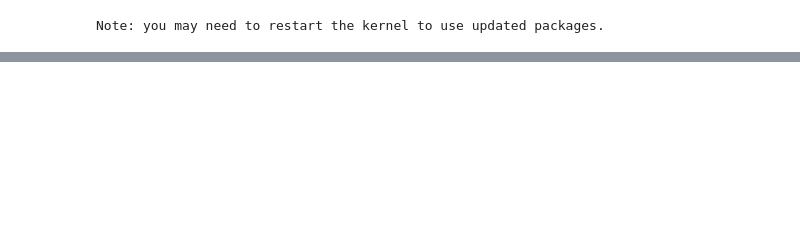
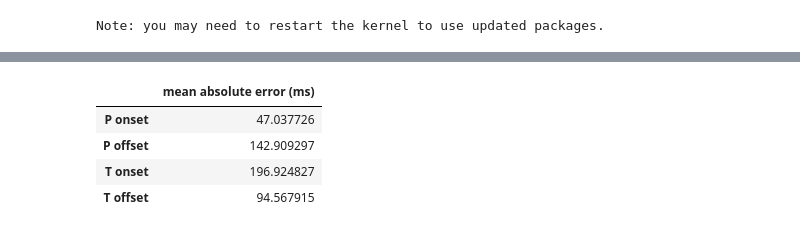
Before and after one commit to vrishank-na/PQRST_mapping, a Jupyter notebook: experimentalModel2.ipynb, the cells around one changed output, grey strips where cells are left out. Cells and saved outputs as stored; diff of their text form; code cells hidden in the pictures; blank space fills up the shorter version.

```diff
--- a/experimentalModel2.ipynb
+++ b/experimentalModel2.ipynb
@@ -267,0 +291,25 @@ Input: R-centred ECG beat. Output: `[P onset − R, P offset − R, T onset −
+# %%
+def first_and_last(labels, wave_class):
+    points = np.flatnonzero(labels == wave_class)
+    return (points[0], points[-1]) if len(points) else (np.nan, np.nan)
+
+def boundary_error_ms(y_true, y_pred, fs=250.0):
+    errors = {name: [] for name in ['P onset', 'P offset', 'T onset', 'T offset']}
+    for truth, pred in zip(y_true, y_pred):
+        for wave_class, onset_name, offset_name in [(1, 'P onset', 'P offset'), (2, 'T onset', 'T offset')]:
+            true_on, true_off = first_and_last(truth, wave_class)
+            pred_on, pred_off = first_and_last(pred, wave_class)
+            if not np.isnan(true_on) and not np.isnan(pred_on):
+                errors[onset_name].append(abs(pred_on - true_on) / fs * 1000)
+                errors[offset_name].append(abs(pred_off - true_off) / fs * 1000)
+    return {name: np.mean(values) if values else np.nan for name, values in errors.items()}
+
+# QTDB records use 250 Hz. This is sample error turned into ms.
+boundary_errors = boundary_error_ms(all_labels, all_predictions)
+pd.Series(boundary_errors, name='mean absolute error (ms)').to_frame()
+# %% [output]
+|  | mean absolute error (ms) |
+| P onset | 47.037726 |
+| P offset | 142.909297 |
+| T onset | 196.924827 |
+| T offset | 94.567915 |
```
Also changed, not shown: parts of 30 cells of this notebook, 3 other files.
